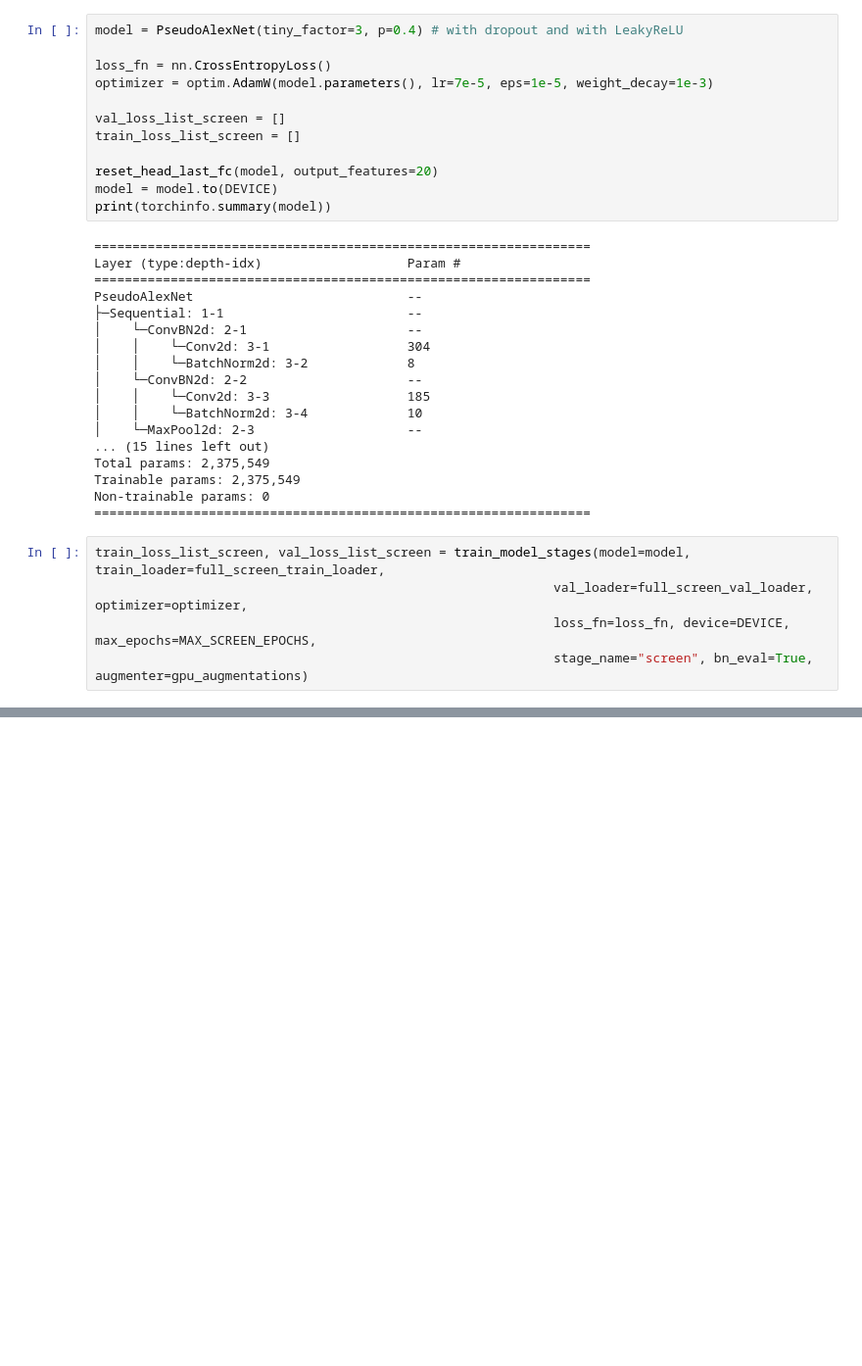
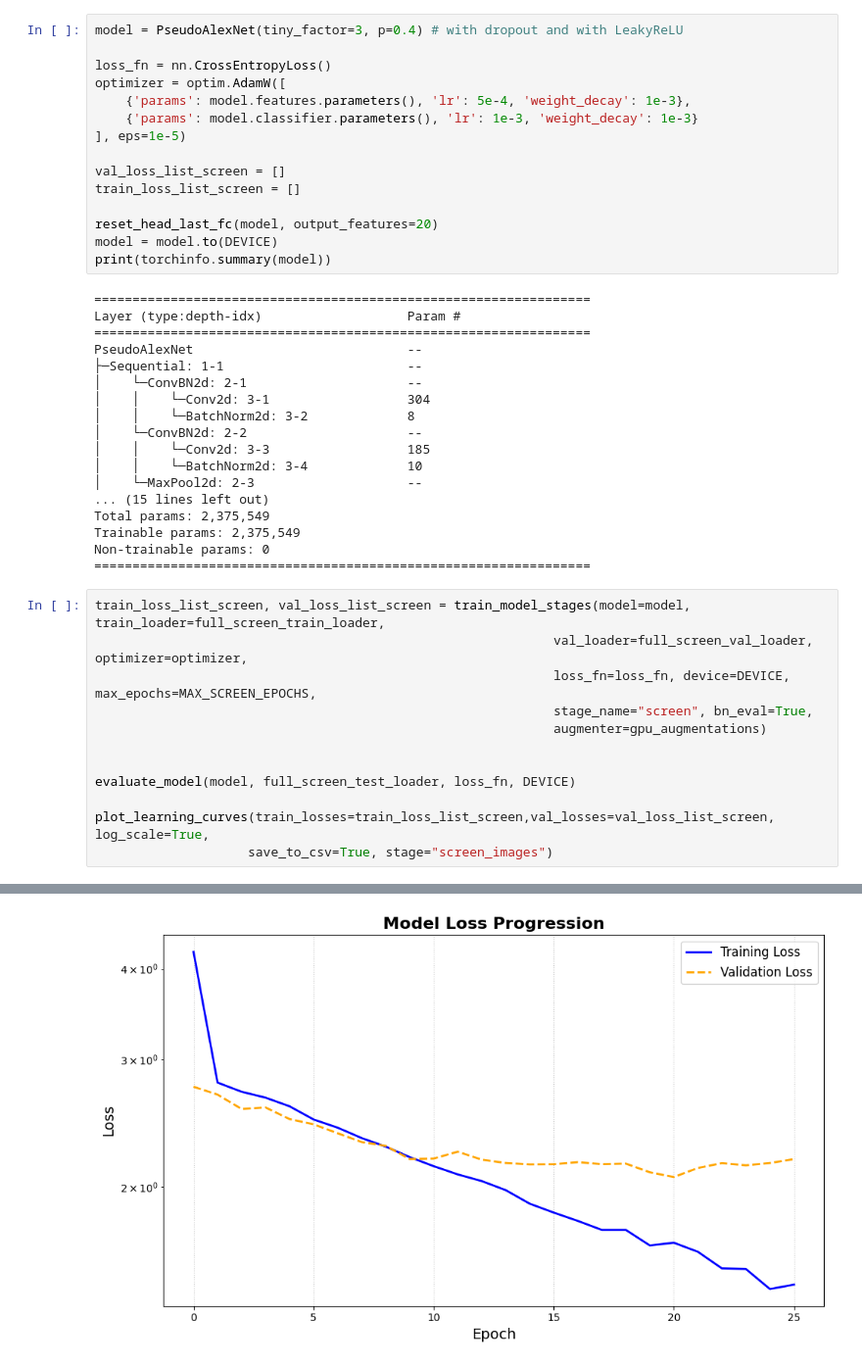
Before and after one commit to madbulgarianfromukraine/modeling_cvs, a Jupyter notebook: src/simple_model/simple_tiny_example.ipynb, the cells around one changed output, grey strips where cells are left out. Shown at 98% size. Saved outputs shown, nothing was run; the diff lists cells and outputs as text; blank space fills up the shorter version.

```diff
--- a/src/simple_model/simple_tiny_example.ipynb
+++ b/src/simple_model/simple_tiny_example.ipynb
@@ -349,7 +365,10 @@ full_screen_test_loader = torch.utils.data.DataLoader(full_screen_test_dataset,
 model = PseudoAlexNet(tiny_factor=3, p=0.4) # with dropout and with LeakyReLU
 
 loss_fn = nn.CrossEntropyLoss()
-optimizer = optim.AdamW(model.parameters(), lr=7e-5, eps=1e-5, weight_decay=1e-3)
+optimizer = optim.AdamW([
+    {'params': model.features.parameters(), 'lr': 5e-4, 'weight_decay': 1e-3},
+    {'params': model.classifier.parameters(), 'lr': 1e-3, 'weight_decay': 1e-3}
+], eps=1e-5)
 
 val_loss_list_screen = []
 train_loss_list_screen = []
@@ -379,7 +398,14 @@ Non-trainable params: 0
 train_loss_list_screen, val_loss_list_screen = train_model_stages(model=model, train_loader=full_screen_train_loader,
                                                             val_loader=full_screen_val_loader, optimizer=optimizer,
                                                             loss_fn=loss_fn, device=DEVICE, max_epochs=MAX_SCREEN_EPOCHS,
-                                                            stage_name="screen", bn_eval=True, augmenter=gpu_augmentations)
+                                                            stage_name="screen", bn_eval=True,
+                                                            augmenter=gpu_augmentations)
+
+
+evaluate_model(model, full_screen_test_loader, loss_fn, DEVICE)
+
+plot_learning_curves(train_losses=train_loss_list_screen,val_losses=val_loss_list_screen, log_scale=True,
+                    save_to_csv=True, stage="screen_images")
 # %% [output]
 === Training on the screen ===
 Starting training of the screen in 50 epochs.
@@ -400,0 +427 @@ Finished screen training in 810.73 seconds
+[figure, added]
```
Also changed, not shown: parts of 19 cells of this notebook.
